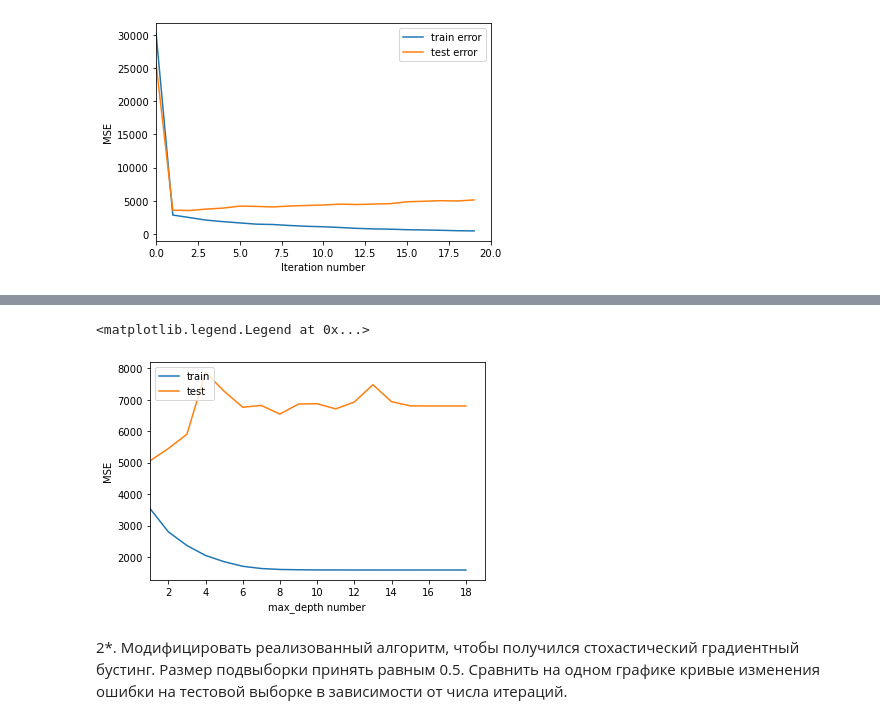
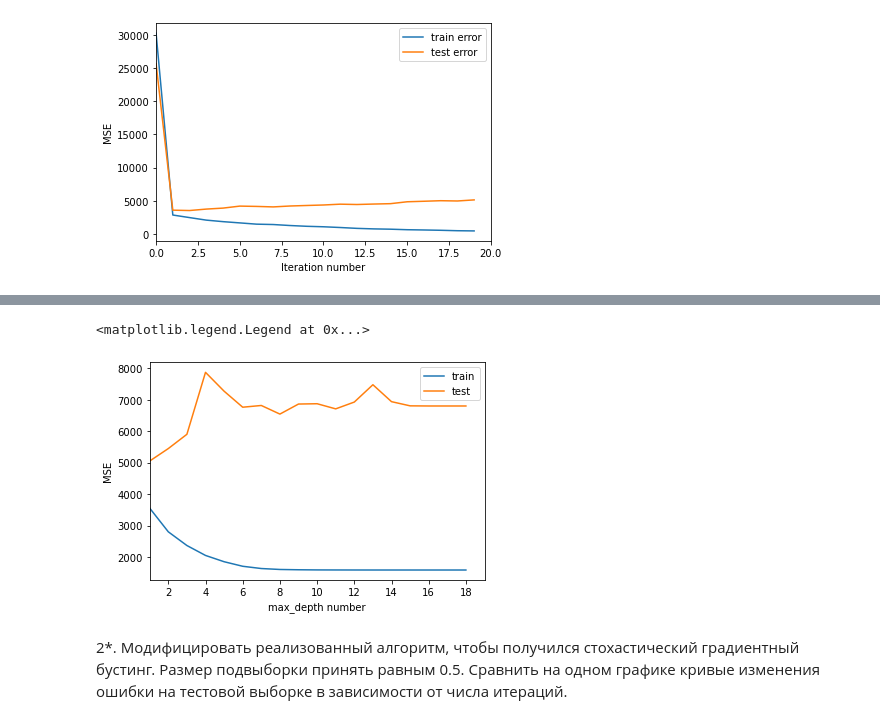
Before and after one commit to Dvk2002/Algan, a Jupyter notebook: L6.ipynb, the cells around one changed output, grey strips where cells are left out. Drawn from its saved outputs; the diff is of its cells as text; code cells hidden in the pictures.

```diff
--- a/L6.ipynb
+++ b/L6.ipynb
@@ -119,16 +119,17 @@ for i in range(1,max_depth):
     errors_train.append(np.mean(train_errors))
     errors_test.append(np.mean(test_errors))
 # %%
+
 plt.xlabel('max_depth number')
 plt.ylabel('MSE')
 plt.xlim(1, max_depth)
 # plt.ylim(0, n_trees)
 plt.plot(list(range(max_depth)), errors_train, label='train')
 plt.plot(list(range(max_depth)), errors_test, label='test')
-plt.legend(loc='upper left')
+plt.legend(loc='upper right')
 # %% [output]
 <matplotlib.legend.Legend at 0x...>
-[figure, old version]
+[figure, new version]
 # %%
 # n_trees - С увеличением числа деревьев средняя ошибка снижается.
 # max_depth - Ошибка вначале растет, потом снижается, достигая локального минимума в районе 7.
```
Also changed, not shown: parts of 1 cell of this notebook.
